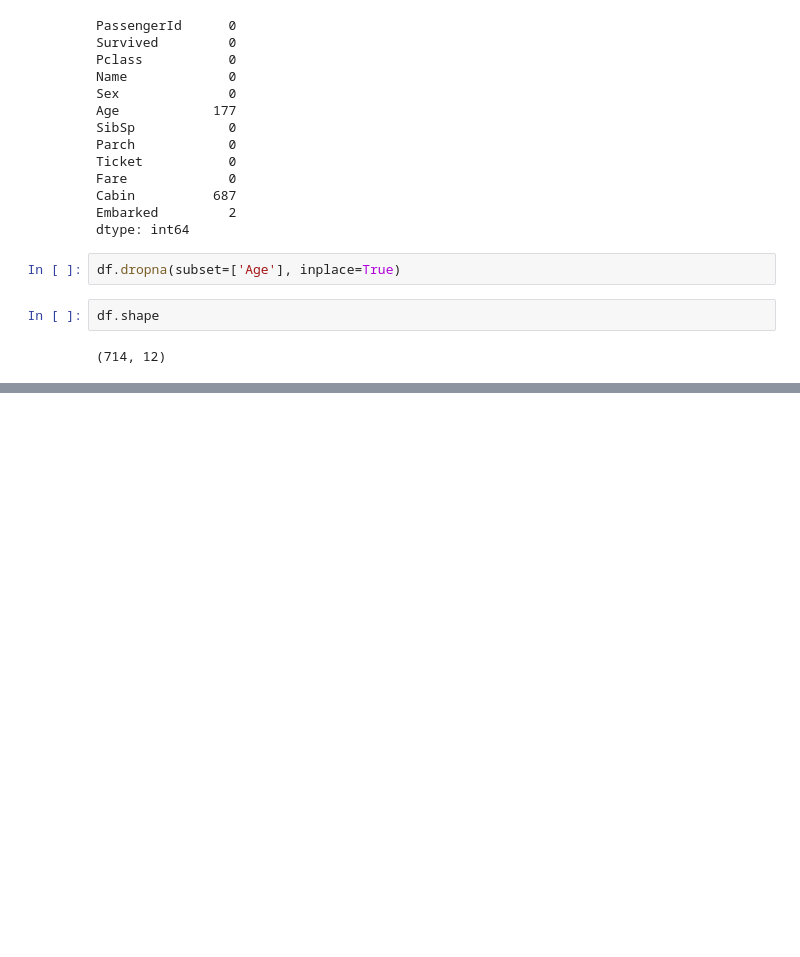
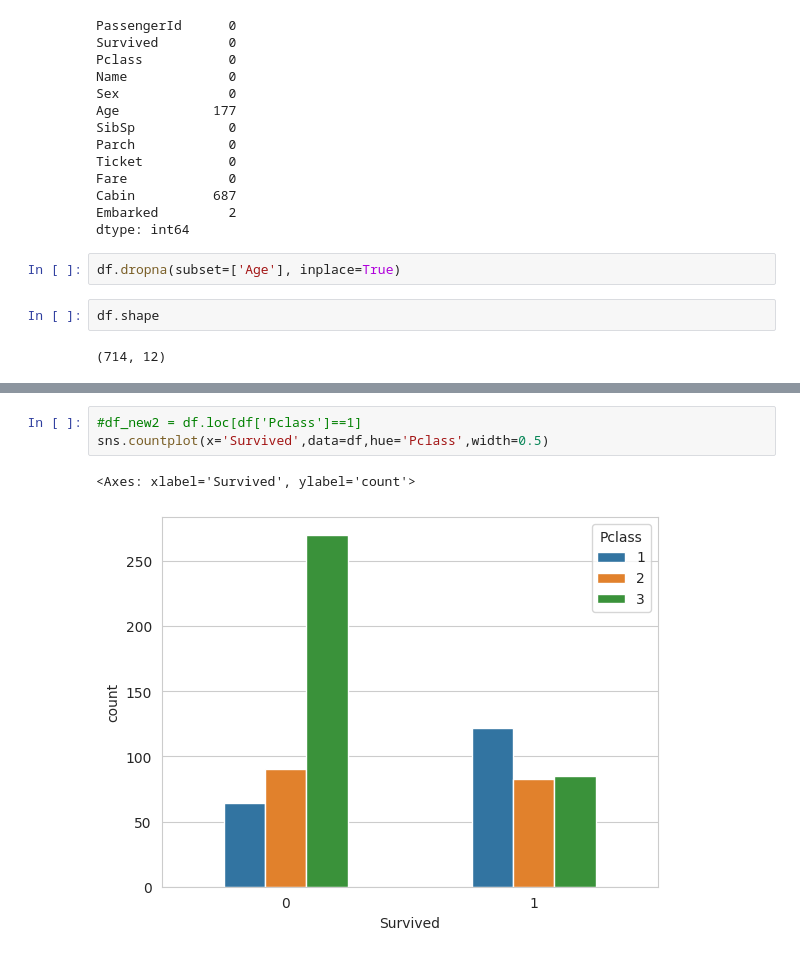
Before and after one commit to swagataroy21/Titanic_ML_tatasteel, a Jupyter notebook: Welcome_To_Colaboratory.ipynb, the cells around one changed output, grey strips where cells are left out. Saved outputs shown, nothing was run; the diff lists cells and outputs as text; blank space fills up the shorter version.

```diff
--- a/Welcome_To_Colaboratory.ipynb
+++ b/Welcome_To_Colaboratory.ipynb
@@ -111,0 +119,6 @@ print(df[df['Fare']==0].shape[0])
+# %%
+#df_new2 = df.loc[df['Pclass']==1]
+sns.countplot(x='Survived',data=df,hue='Pclass',width=0.5)
+# %% [output]
+<Axes: xlabel='Survived', ylabel='count'>
+[figure, added]
```
Also changed, not shown: parts of 14 cells of this notebook.
